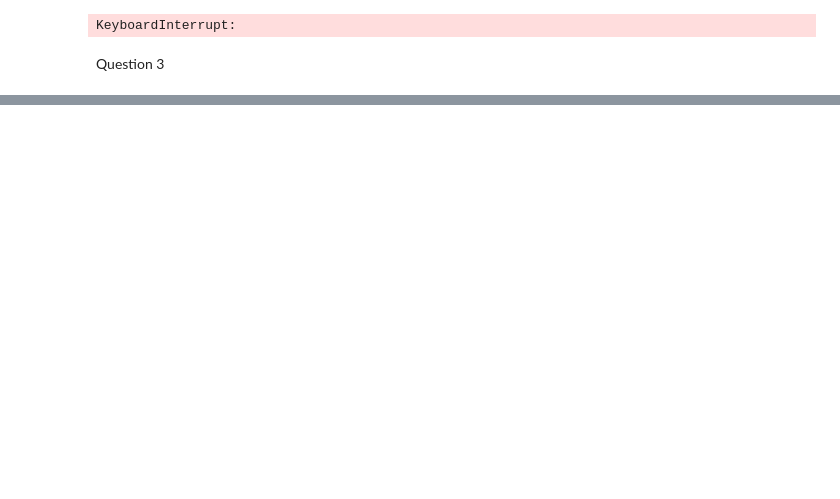
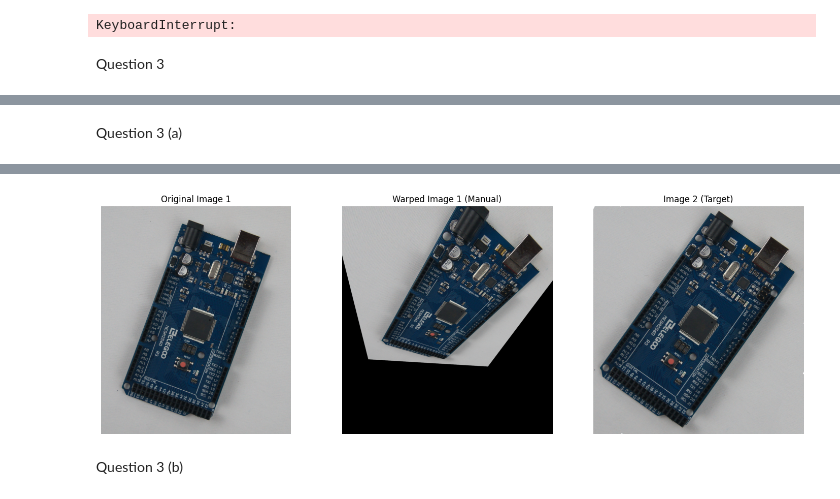
Before and after one commit to Bavitharan/computer-vision-assignment2, a Jupyter notebook: assignment2.ipynb, the cells around one changed output, grey strips where cells are left out. Drawn from its saved outputs; the diff is of its cells as text; code cells hidden in the pictures; blank space fills up the shorter version.

```diff
--- a/assignment2.ipynb
+++ b/assignment2.ipynb
@@ -361,0 +365,70 @@ print(f"Image 2 shape: {im2.shape}")
+# %% [markdown]
+Question 3 (a)
+# %%
+print("Question 3(a): Manual Point Selection + Homography")
+
+N = 6
+global n
+n = 0
+p1 = np.empty((N, 2))
+p2 = np.empty((N, 2))
+
+
+def draw_circle(event, x, y, flags, param):
+    global n
+    p = param[0]
+    if event == cv.EVENT_LBUTTONDOWN:
+        cv.circle(param[1], (x, y), 5, (255, 0, 0), -1)
+        cv.putText(param[1], str(n + 1), (x + 8, y - 8),
+                   cv.FONT_HERSHEY_SIMPLEX, 0.5, (0, 255, 0), 2)
+        p[n] = (x, y)
+        n += 1
+        print(f"  Point {n}: ({x}, {y})")
+
+
+print(f"Select {N} points on Image 1 (click in order). ESC to cancel.")
+im1copy = im1.copy()
+cv.namedWindow('Image 1 - Select Points', cv.WINDOW_AUTOSIZE)
+cv.setMouseCallback('Image 1 - Select Points', draw_circle, [p1, im1copy])
+
+while True:
+    cv.imshow('Image 1 - Select Points', im1copy)
+    if n == N or (cv.waitKey(20) & 0xFF == 27):
+        break
+cv.destroyAllWindows()
+print(f"Image 1 points:\n{p1}")
+
+print(f"\nSelect {N} corresponding points on Image 2 (same order). ESC to cancel.")
+n = 0
+im2copy = im2.copy()
+cv.namedWindow('Image 2 - Select Points', cv.WINDOW_AUTOSIZE)
+cv.setMouseCallback('Image 2 - Select Points', draw_circle, [p2, im2copy])
+
+while True:
+    cv.imshow('Image 2 - Select Points', im2copy)
+    if n == N or (cv.waitKey(20) & 0xFF == 27):
+        break
+cv.destroyAllWindows()
+print(f"Image 2 points:\n{p2}")
+
+H_manual, _ = cv.findHomography(np.float32(p1), np.float32(p2), cv.RANSAC, 5.0)
+print(f"\nHomography (Manual):\n{H_manual}")
+
+h, w = im2.shape[:2]
+warped_manual = cv.warpPerspective(im1, H_manual, (w, h))
+cv.imwrite('q3a_warped_manual.jpg', warped_manual)
+
+plt.figure(figsize=(15, 5))
+plt.subplot(1, 3, 1)
+plt.imshow(cv.cvtColor(im1, cv.COLOR_BGR2RGB))
+plt.title('Original Image 1'); plt.axis('off')
+plt.subplot(1, 3, 2)
+plt.imshow(cv.cvtColor(warped_manual, cv.COLOR_BGR2RGB))
+plt.title('Warped Image 1 (Manual)'); plt.axis('off')
+plt.subplot(1, 3, 3)
+plt.imshow(cv.cvtColor(im2, cv.COLOR_BGR2RGB))
+plt.title('Image 2 (Target)'); plt.axis('off')
+plt.tight_layout()
+plt.savefig('q3a_comparison.png', dpi=150)
+plt.show()
+# %% [output]
@@ -361,0 +452,3 @@ print(f"Image 2 shape: {im2.shape}")
+[figure, added]
+# %% [markdown]
+Question 3 (b)
```
Also changed, not shown: parts of 4 cells of this notebook, 5 other files.
